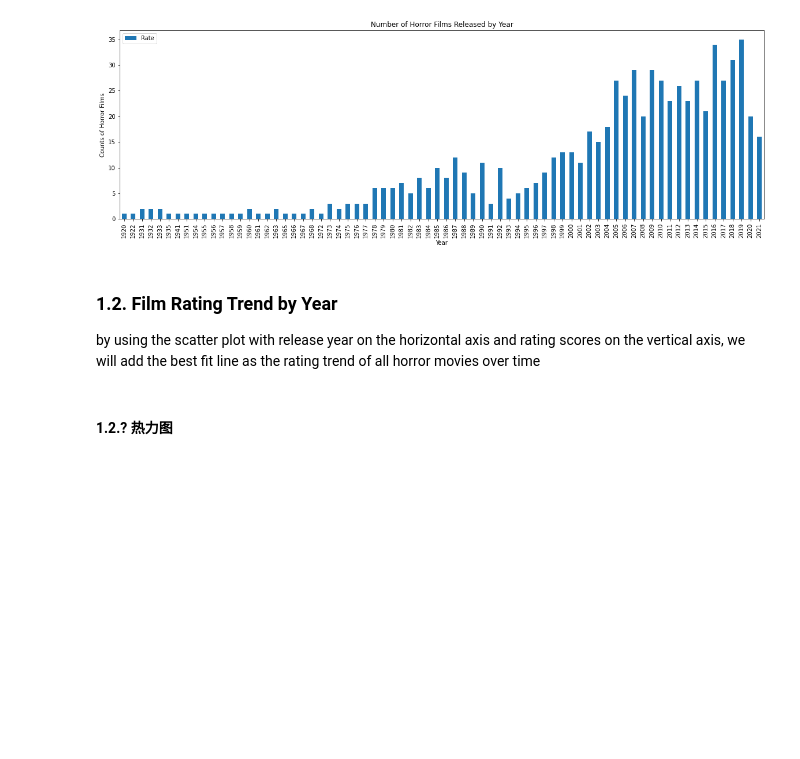
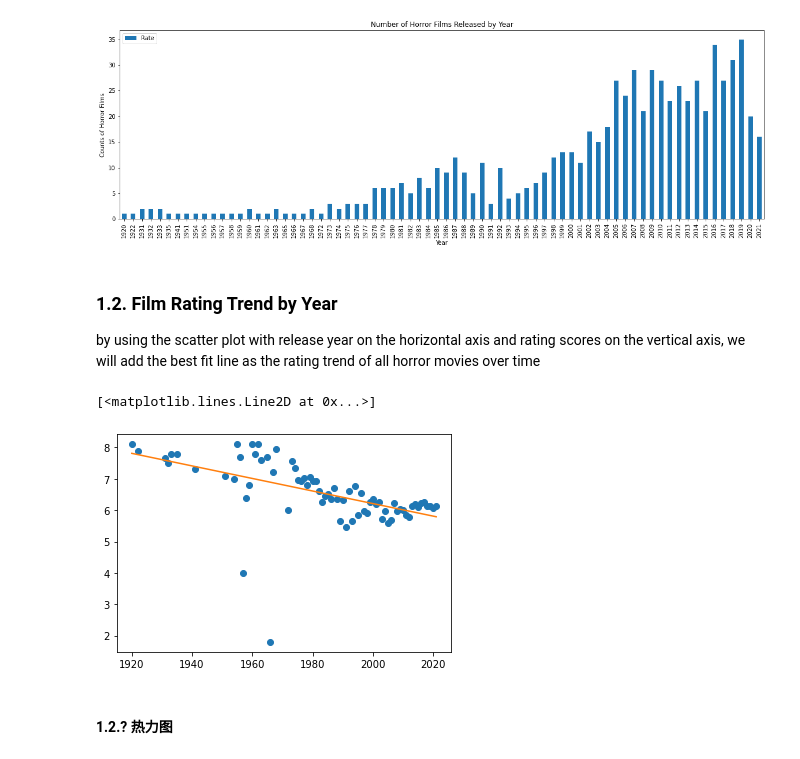
Before and after one commit to tl3472/GA4003-HorrorFilms, a Jupyter notebook: Horror Film Report.ipynb, the cells around one changed output. Drawn from its saved outputs; the diff is of its cells as text; code cells hidden in the pictures; blank space fills up the shorter version.

```diff
--- a/Horror Film Report.ipynb
+++ b/Horror Film Report.ipynb
@@ -48,4 +73,4 @@ People often think that most top-rated horror movies are the classic old movies.
 # %%
-df = pd.merge(ranking, mainpage, on = ["Name", "Year"])[["Year", "Rate"]]
-df.head()
+main_rank = pd.merge(ranking, mainpage, on = ["Name", "Year"])
+main_rank.shape
 # %% [output]
@@ -85,3 +111,14 @@ by using the scatter plot with release year on the horizontal axis and rating sc
+# %%
+# Using Matplot and NumpyArray
+release_rate = main_rank[["Year", "Rate"]].groupby(['Year']).mean()
+x = np.array(release_rate.reset_index()['Year'])
+y = np.array(release_rate.reset_index()['Rate'])
+m, b = np.polyfit(x, y, 1)
+plt.plot(x, y, 'o')
+plt.plot(x, m*x + b)
+# %% [output]
+[<matplotlib.lines.Line2D at 0x...>]
+[figure, added]
 # %% [markdown]
 #### 1.2.? 热力图
 # %% [markdown]
```
Also changed, not shown: parts of 35 cells of this notebook.
